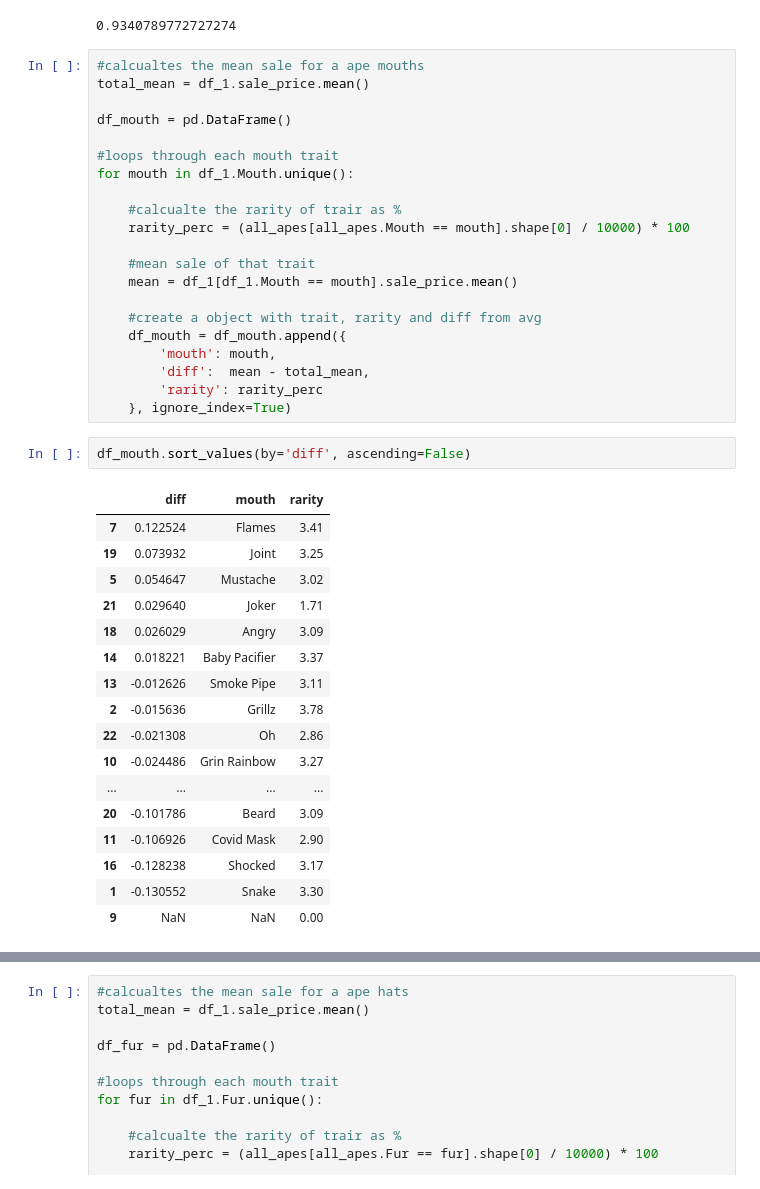
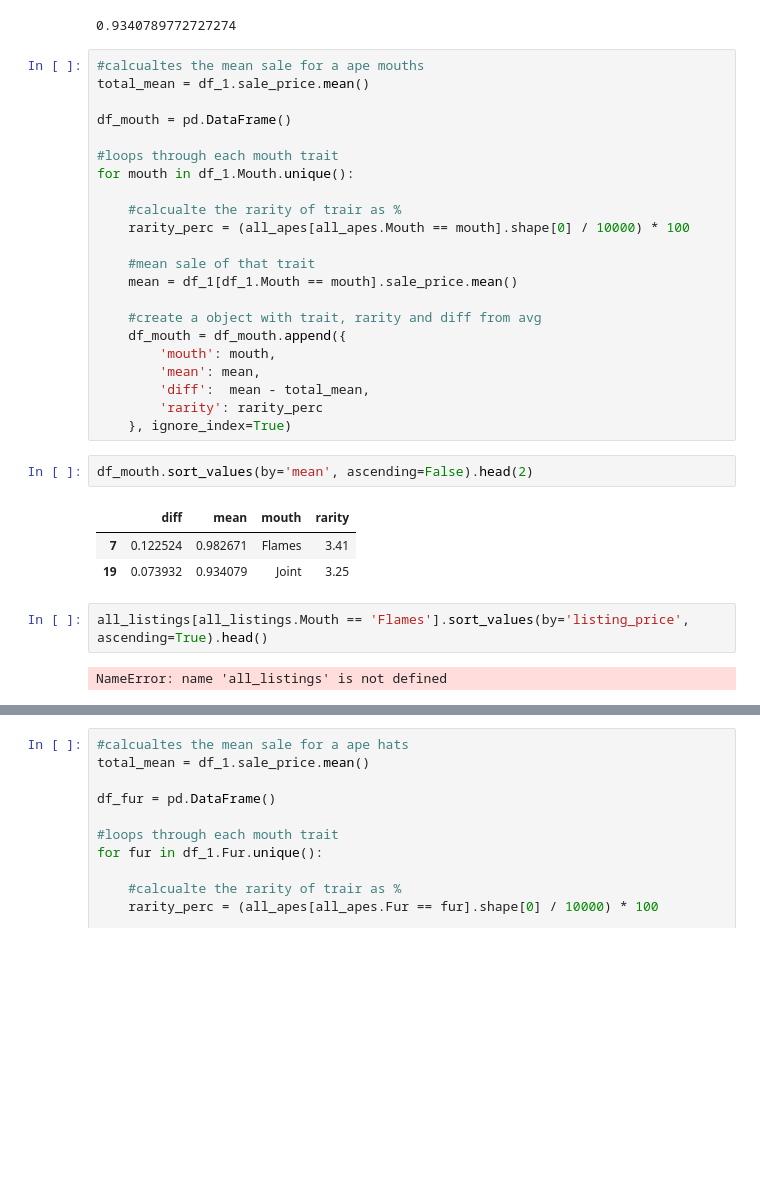
Before and after one commit to SamPink/ape-gang, a Jupyter notebook: notebooks/all_sales.ipynb, the cells around one changed output, grey strips where cells are left out. Saved outputs shown, nothing was run; the diff lists cells and outputs as text; blank space fills up the shorter version.

```diff
--- a/notebooks/all_sales.ipynb
+++ b/notebooks/all_sales.ipynb
@@ -195,26 +185,17 @@ for mouth in df_1.Mouth.unique():
     #create a object with trait, rarity and diff from avg
     df_mouth = df_mouth.append({
         'mouth': mouth,
+        'mean': mean,
         'diff':  mean - total_mean,
         'rarity': rarity_perc
     }, ignore_index=True)
 # %%
-df_mouth.sort_values(by='diff', ascending=False)
+df_mouth.sort_values(by='mean', ascending=False).head(2)
 # %% [output]
-|  | diff | mouth | rarity |
-| 7 | 0.122524 | Flames | 3.41 |
-| 19 | 0.073932 | Joint | 3.25 |
-| 5 | 0.054647 | Mustache | 3.02 |
-| 21 | 0.029640 | Joker | 1.71 |
-| 18 | 0.026029 | Angry | 3.09 |
-| 14 | 0.018221 | Baby Pacifier | 3.37 |
-| 13 | -0.012626 | Smoke Pipe | 3.11 |
-| 2 | -0.015636 | Grillz | 3.78 |
-| 22 | -0.021308 | Oh | 2.86 |
-| 10 | -0.024486 | Grin Rainbow | 3.27 |
-| ... | ... | ... | ... |
-| 20 | -0.101786 | Beard | 3.09 |
-| 11 | -0.106926 | Covid Mask | 2.90 |
-| 16 | -0.128238 | Shocked | 3.17 |
-| 1 | -0.130552 | Snake | 3.30 |
-| 9 | NaN | NaN | 0.00 |
+|  | diff | mean | mouth | rarity |
+| 7 | 0.122524 | 0.982671 | Flames | 3.41 |
+| 19 | 0.073932 | 0.934079 | Joint | 3.25 |
+# %%
+all_listings[all_listings.Mouth == 'Flames'].sort_values(by='listing_price', ascending=True).head()
+# %% [output]
+NameError: name 'all_listings' is not defined
```
Also changed, not shown: parts of 13 cells of this notebook, 3 other files.
